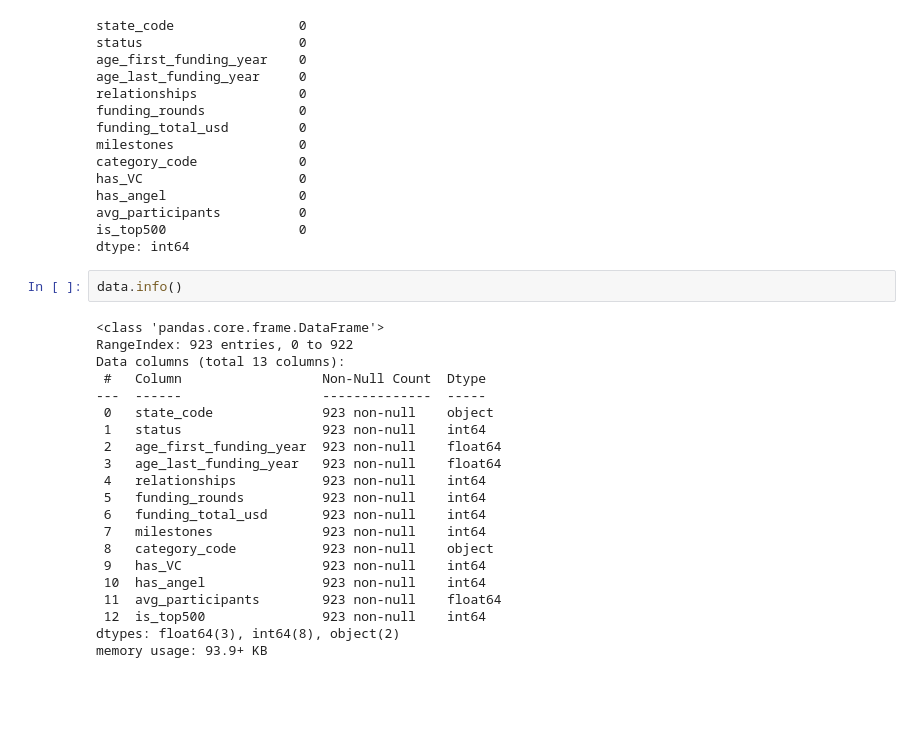
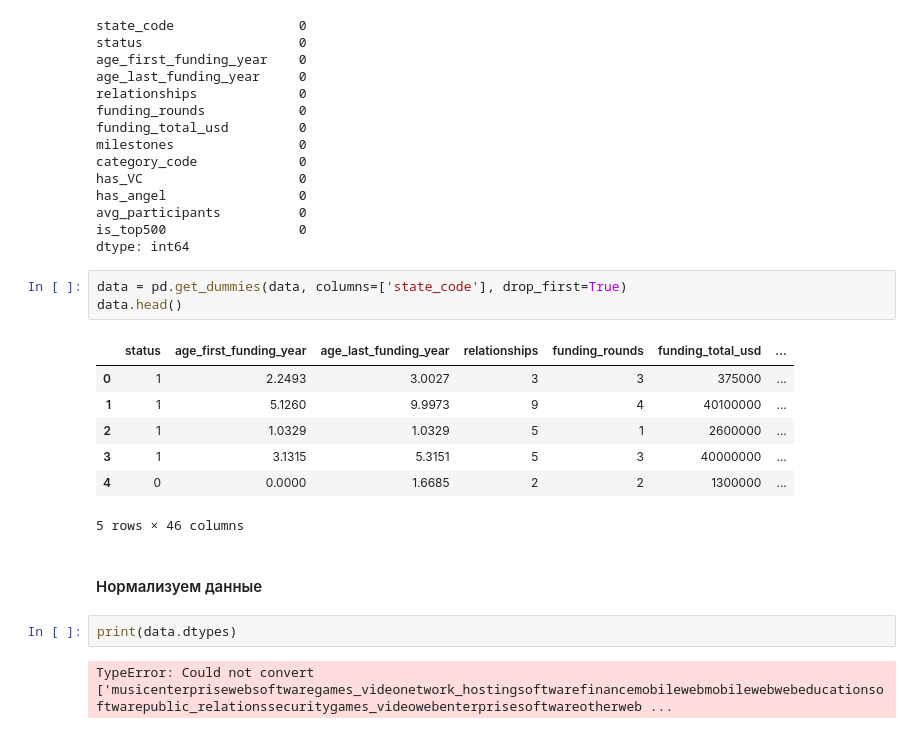
Before and after one commit to emilien-gus/Machine-Learning-course, a Jupyter notebook: startUp.ipynb, the cells around one changed output. Drawn from its saved outputs; the diff is of its cells as text; blank space fills up the shorter version.

```diff
--- a/startUp.ipynb
+++ b/startUp.ipynb
@@ -165,26 +165,20 @@ has_angel                 0
 avg_participants          0
 is_top500                 0
 dtype: int64
-# %%
-data.info()
-# %% [output]
-<class 'pandas.core.frame.DataFrame'>
-RangeIndex: 923 entries, 0 to 922
-Data columns (total 13 columns):
- #   Column                  Non-Null Count  Dtype
----  ------                  --------------  -----
- 0   state_code              923 non-null    object
- 1   status                  923 non-null    int64
- 2   age_first_funding_year  923 non-null    float64
- 3   age_last_funding_year   923 non-null    float64
- 4   relationships           923 non-null    int64
- 5   funding_rounds          923 non-null    int64
- 6   funding_total_usd       923 non-null    int64
- 7   milestones              923 non-null    int64
- 8   category_code           923 non-null    object
- 9   has_VC                  923 non-null    int64
- 10  has_angel               923 non-null    int64
- 11  avg_participants        923 non-null    float64
- 12  is_top500               923 non-null    int64
-dtypes: float64(3), int64(8), object(2)
-memory usage: 93.9+ KB
+# %%
+data = pd.get_dummies(data, columns=['state_code'], drop_first=True)
+data.head()
+# %% [output]
+|  | status | age_first_funding_year | age_last_funding_year | relationships | funding_rounds | funding_total_usd | ... |
+| 0 | 1 | 2.2493 | 3.0027 | 3 | 3 | 375000 | ... |
+| 1 | 1 | 5.1260 | 9.9973 | 9 | 4 | 40100000 | ... |
+| 2 | 1 | 1.0329 | 1.0329 | 5 | 1 | 2600000 | ... |
+| 3 | 1 | 3.1315 | 5.3151 | 5 | 3 | 40000000 | ... |
+| 4 | 0 | 0.0000 | 1.6685 | 2 | 2 | 1300000 | ... |
+5 rows × 46 columns
+# %% [markdown]
+#### Нормализуем данные
+# %%
+print(data.dtypes)
+# %% [output]
+TypeError: Could not convert ['musicenterprisewebsoftwaregames_videonetwork_hostingsoftwarefinancemobilewebmobilewebwebeducationsoftwarepublic_relationssecuritygames_videowebenterprisesoftwareotherweb ...
```
